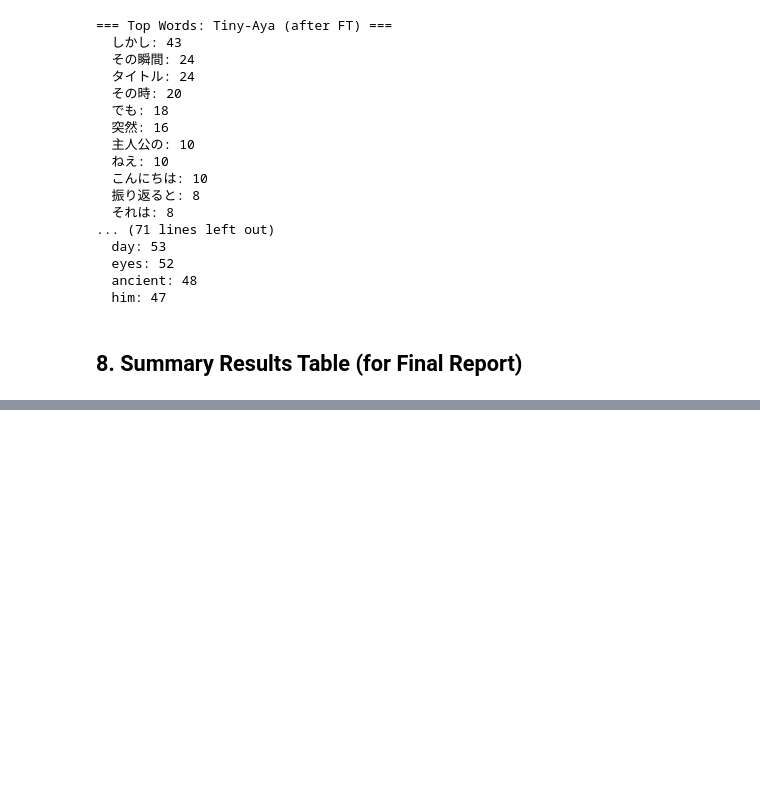
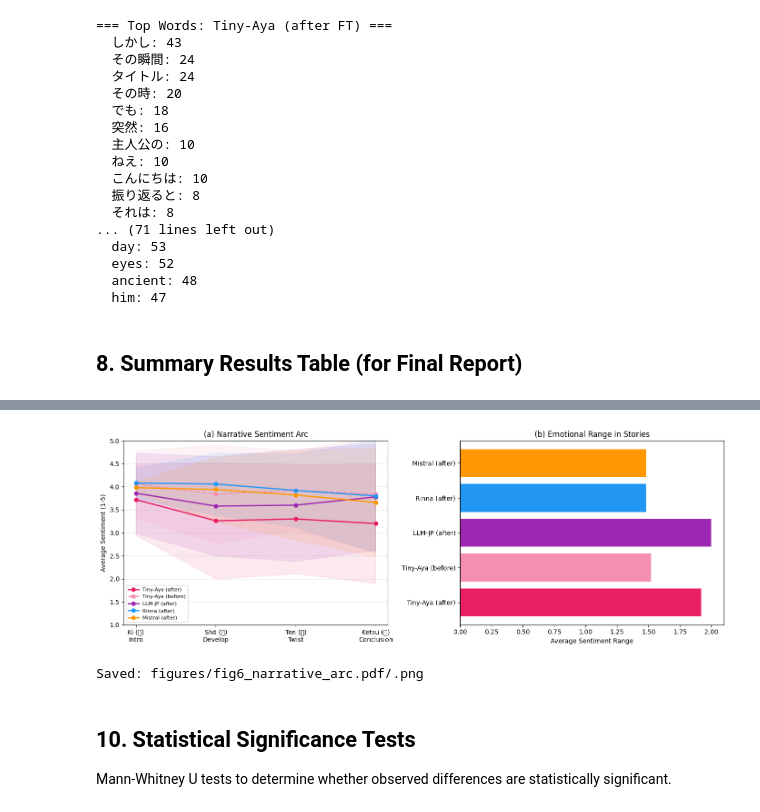
Before and after one commit to Megadast/NLP_Project, a Jupyter notebook: compare.ipynb, the cells around one changed output, grey strips where cells are left out. Drawn from its saved outputs; the diff is of its cells as text; code cells hidden in the pictures; blank space fills up the shorter version.

```diff
--- a/compare.ipynb
+++ b/compare.ipynb
@@ -1012,0 +1195,48 @@ Computing narrative arcs (this may take a minute)...
+# %%
+# =============================================================================
+# FIGURE 6: Narrative Arc Comparison
+# =============================================================================
+
+if arc_results:
+    fig, axes = plt.subplots(1, 2, figsize=(14, 5))
+    segment_labels = ['Ki (起)\nIntro', 'Shō (承)\nDevelop', 'Ten (転)\nTwist', 'Ketsu (結)\nConclusion']
+    x = np.arange(4)
+
+    color_map = {
+        'Tiny-Aya (after)': '#E91E63', 'Tiny-Aya (before)': '#F48FB1',
+        'LLM-JP (after)': '#9C27B0',
+        'Rinna (after)': '#2196F3',
+        'Mistral (after)': '#FF9800',
+    }
+
+    for name, (avg_arc, std_arc, _) in arc_results.items():
+        c = color_map.get(name, '#666')
+        ls = '--' if 'before' in name else '-'
+        axes[0].plot(x, avg_arc, marker='o', label=name, color=c, linestyle=ls, linewidth=2)
+        axes[0].fill_between(x, avg_arc - std_arc, avg_arc + std_arc, alpha=0.1, color=c)
+
+    axes[0].set_xticks(x)
+    axes[0].set_xticklabels(segment_labels)
+    axes[0].set_ylabel('Average Sentiment (1-5)')
+    axes[0].set_title('(a) Narrative Sentiment Arc')
+    axes[0].legend(fontsize=8)
+    axes[0].set_ylim(1, 5)
+    axes[0].grid(axis='y', alpha=0.3)
+
+    models = list(arc_results.keys())
+    ranges = [arc_results[m][2] for m in models]
+    bar_colors = [color_map.get(m, '#666') for m in models]
+    axes[1].barh(models, ranges, color=bar_colors)
+    axes[1].set_xlabel('Average Sentiment Range')
+    axes[1].set_title('(b) Emotional Range in Stories')
+
+    plt.tight_layout()
+    plt.savefig('figures/fig6_narrative_arc.png', bbox_inches='tight', dpi=150)
+    plt.show()
+# %% [output]
+[figure, added]
+Saved: figures/fig6_narrative_arc.pdf/.png
+# %% [markdown]
+## 10. Statistical Significance Tests
+
+Mann-Whitney U tests to determine whether observed differences are statistically significant.
```
Also changed, not shown: parts of 17 cells of this notebook, 4 other files.
